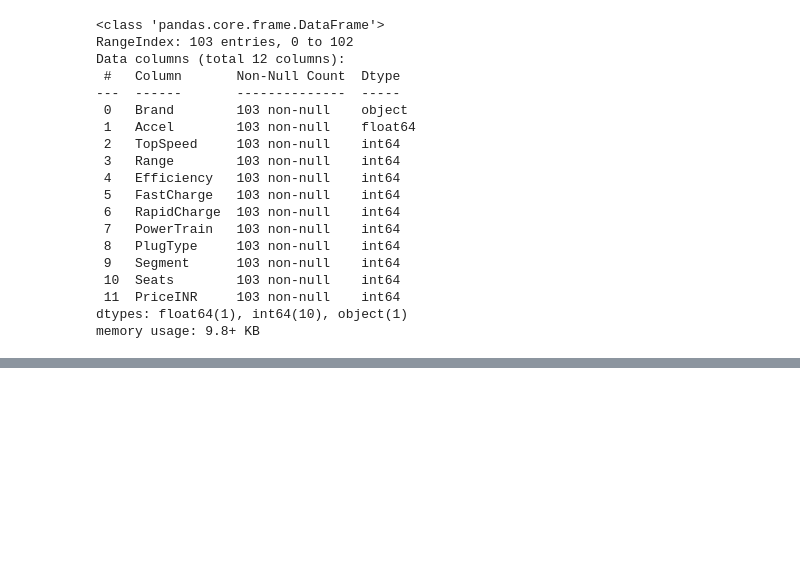
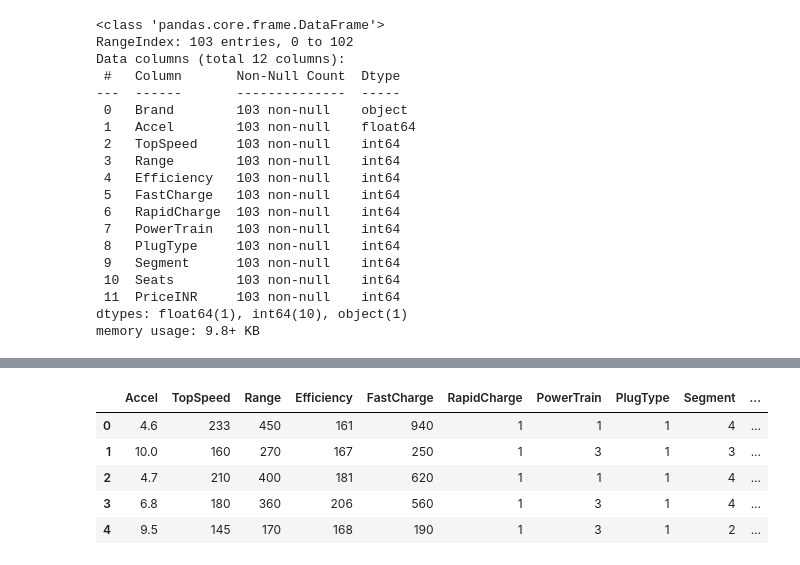
Before and after one commit to deepak03c/EV_Market_Segmentation, a Jupyter notebook: CLUSTERING_MODEL.ipynb, the cells around one changed output, grey strips where cells are left out. Saved outputs shown, nothing was run; the diff lists cells and outputs as text; code cells hidden in the pictures; blank space fills up the shorter version.

```diff
--- a/CLUSTERING_MODEL.ipynb
+++ b/CLUSTERING_MODEL.ipynb
@@ -425,0 +435,10 @@ memory usage: 9.8+ KB
+# %%
+data1= data.iloc[:,1:12]
+data1.head()
+# %% [output]
+|  | Accel | TopSpeed | Range | Efficiency | FastCharge | RapidCharge | PowerTrain | PlugType | Segment | ... |
+| 0 | 4.6 | 233 | 450 | 161 | 940 | 1 | 1 | 1 | 4 | ... |
+| 1 | 10.0 | 160 | 270 | 167 | 250 | 1 | 3 | 1 | 3 | ... |
+| 2 | 4.7 | 210 | 400 | 181 | 620 | 1 | 1 | 1 | 4 | ... |
+| 3 | 6.8 | 180 | 360 | 206 | 560 | 1 | 3 | 1 | 4 | ... |
+| 4 | 9.5 | 145 | 170 | 168 | 190 | 1 | 3 | 1 | 2 | ... |
```
Also changed, not shown: parts of 5 cells of this notebook.
